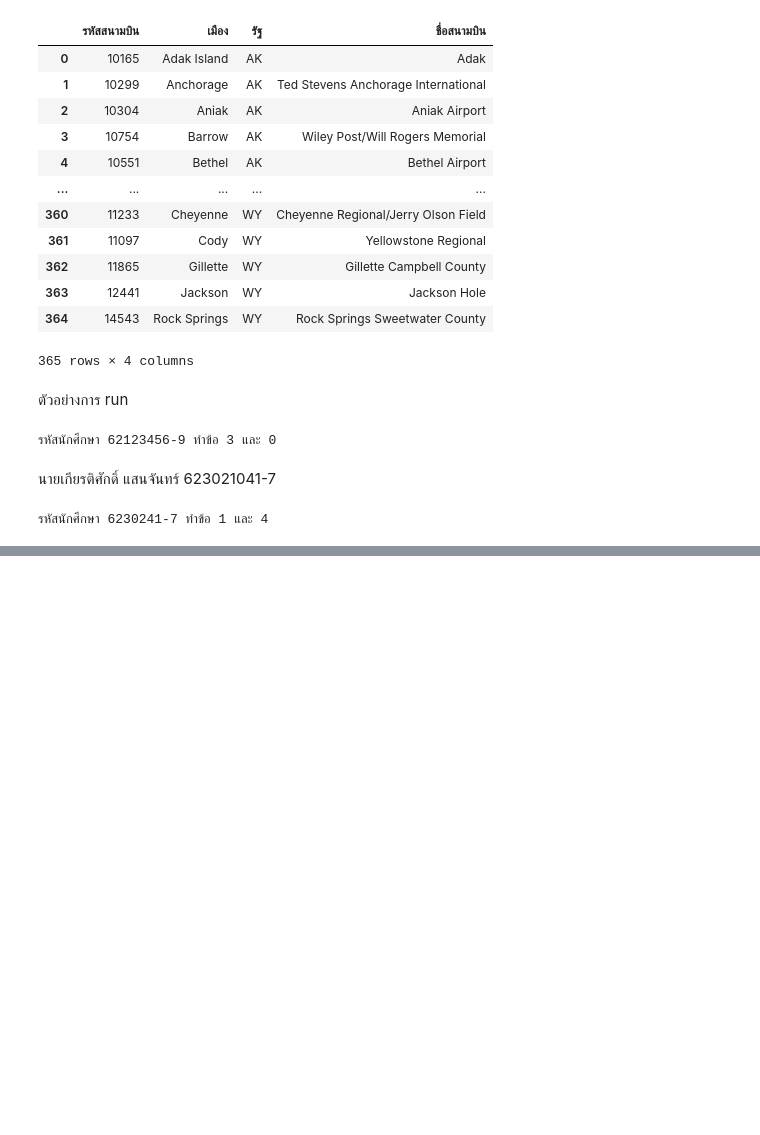
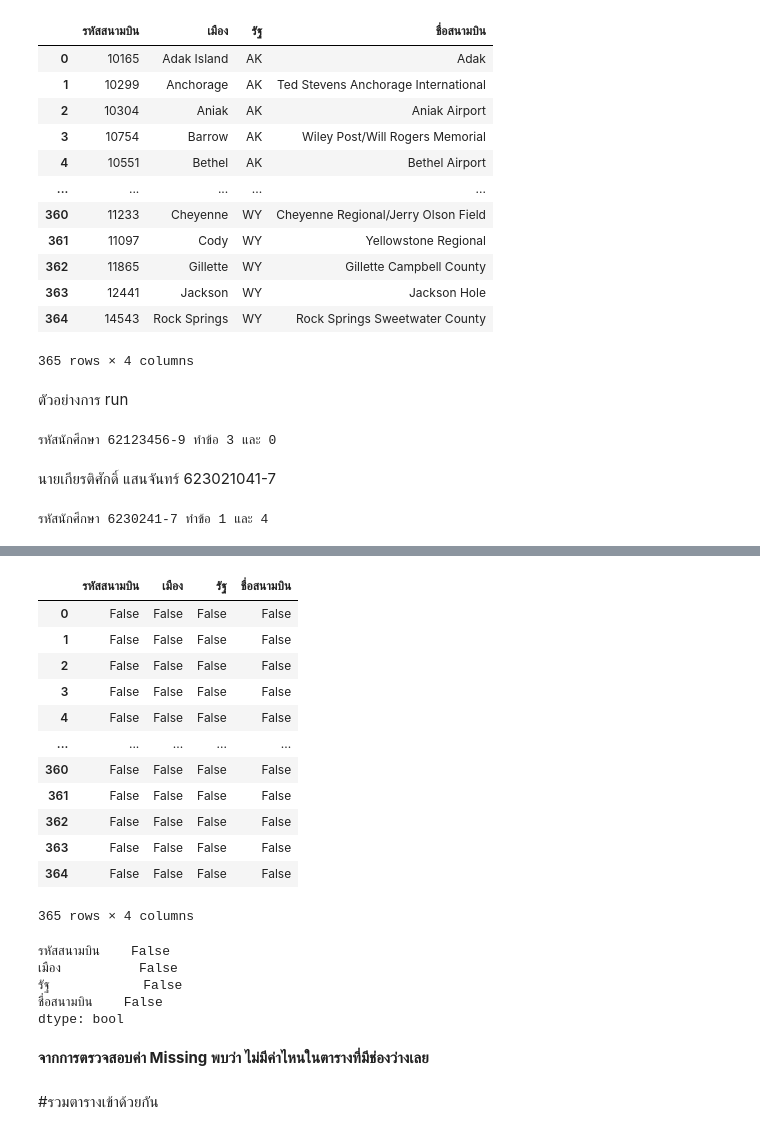
Before and after one commit to team0243/DWDM21, a Jupyter notebook: MiniExam.ipynb, the cells around one changed output, grey strips where cells are left out. Saved outputs shown, nothing was run; the diff lists cells and outputs as text; code cells hidden in the pictures; blank space fills up the shorter version.

```diff
--- a/MiniExam.ipynb
+++ b/MiniExam.ipynb
@@ -76,0 +94,28 @@ gen_exams('6230241-7')
+# %%
+airports.isnull()
+# %% [output]
+|  | รหัสสนามบิน | เมือง | รัฐ | ชื่อสนามบิน |
+| 0 | False | False | False | False |
+| 1 | False | False | False | False |
+| 2 | False | False | False | False |
+| 3 | False | False | False | False |
+| 4 | False | False | False | False |
+| ... | ... | ... | ... | ... |
+| 360 | False | False | False | False |
+| 361 | False | False | False | False |
+| 362 | False | False | False | False |
+| 363 | False | False | False | False |
+| 364 | False | False | False | False |
+365 rows × 4 columns
+# %%
+airports.isnull().any()
+# %% [output]
+รหัสสนามบิน    False
+เมือง          False
+รัฐ            False
+ชื่อสนามบิน    False
+dtype: bool
+# %% [markdown]
+**จากการตรวจสอบค่า Missing พบว่า ไม่มีค่าไหนในตารางที่มีช่องว่างเลย**
+# %% [markdown]
+#รวมตารางเข้าด้วยกัน
```
Also changed, not shown: parts of 23 cells of this notebook.
